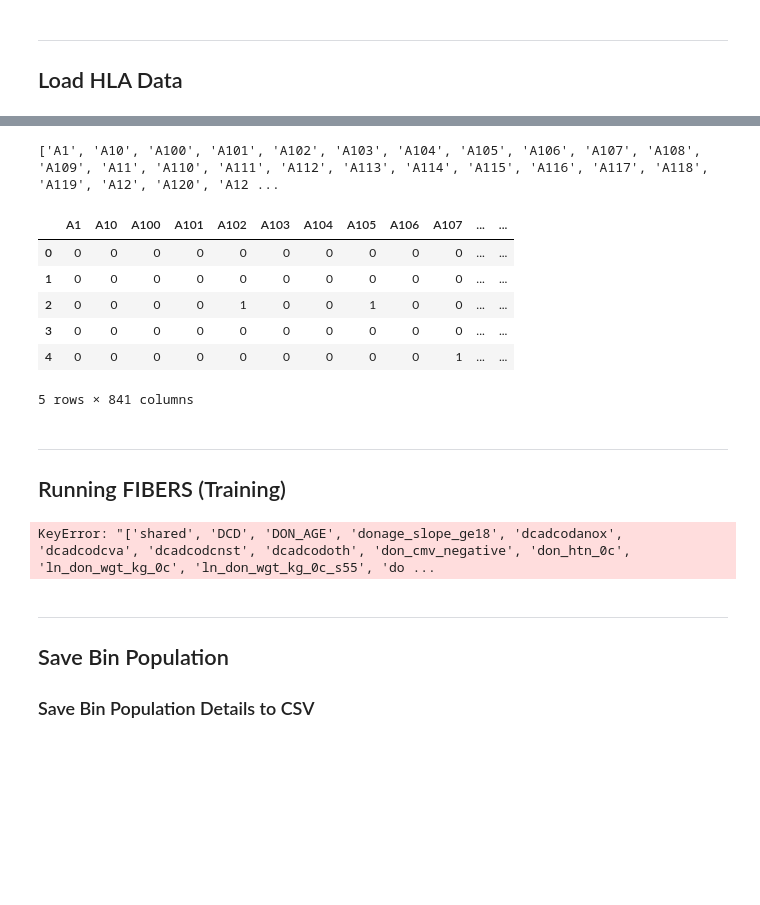
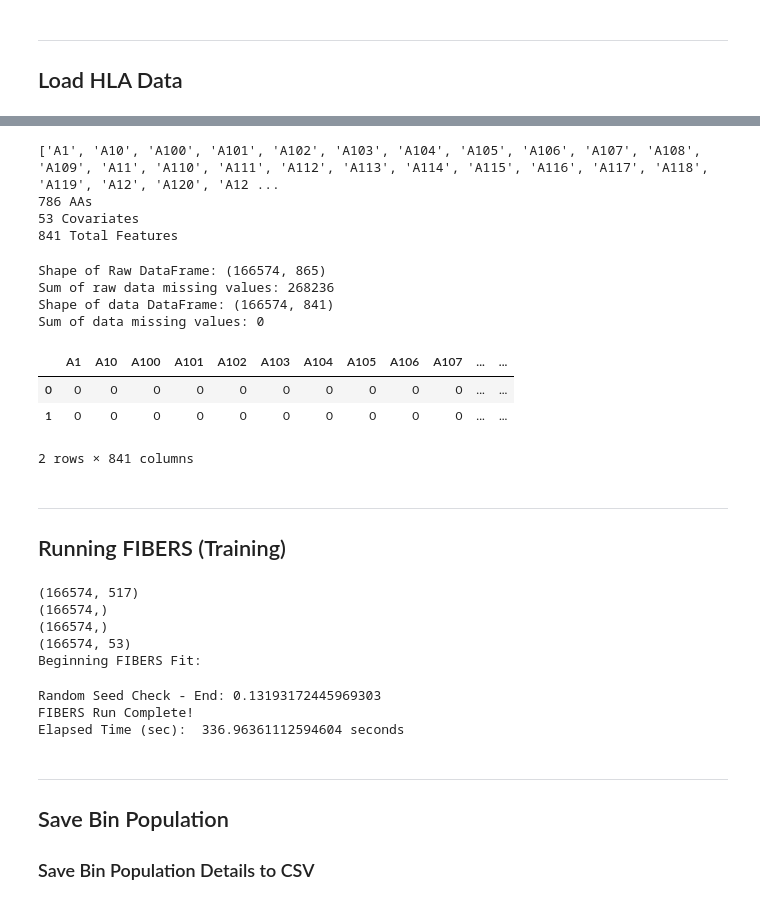
Before and after one commit to UrbsLab/scikit-FIBERS, a Jupyter notebook: FIBERS_HLA_1_Notebook.ipynb, the cells around one changed output, grey strips where cells are left out. Cells and saved outputs as stored; diff of their text form; code cells hidden in the pictures; blank space fills up the shorter version.

```diff
--- a/FIBERS_HLA_1_Notebook.ipynb
+++ b/FIBERS_HLA_1_Notebook.ipynb
@@ -31,8 +31,8 @@ else:
 # %%
 data_path = 'C:/Users/ryanu/Desktop/HLA/Imp1/Imp1.csv'
 data_name = 'Imp1'
-data = pd.read_csv(data_path)
-data.head(5)
+data = pd.read_csv(data_path,low_memory=False)
+data.head(2)
 # %% [output]
 |  | PX_ID | ORG_TY | DON_TY | DON_AGE | CAN_GENDER | CAN_RACE | CAN_ABO | REC_TX_ORG_TY | REC_AGE_AT_TX | ... |
 | 0 | -1903455 | KI: Kidney | C | 47 | F | 8: White | O: O | KI: Kidney | 35-49 | ... |
@@ -44 +41,4 @@ data.head(5)
 # %%
+outcome_label = "graftyrs"
+censor_label = "grf_fail"
+
@@ -46,33 +46,43 @@ amino_acids = ['A1', 'A10', 'A100', 'A101', 'A102', 'A103', 'A104', 'A105', 'A10
 
-covariates = ['shared', 'DCD', 'DON_AGE', 'donage_slope_ge18', 'dcadcodanox',
-              'dcadcodcva', 'dcadcodcnst', 'dcadcodoth', 'don_cmv_negative',
-              'don_htn_0c', 'ln_don_wgt_kg_0c', 'ln_don_wgt_kg_0c_s55',
-              'don_ecd', 'age_ecd', 'yearslice', 'REC_AGE_AT_TX',
-              'rec_age_spline_35', 'rec_age_spline_50', 'rec_age_spline_65',
-              'diab_noted', 'age_diab', 'dm_can_age_spline_50',
-              'can_dgn_htn_ndm', 'can_dgn_pk_ndm', 'can_dgn_gd_ndm',
-              'rec_prev_ki_tx', 'rec_prev_ki_tx_dm', 'rbmi_0c', 'rbmi_miss',
-              'rbmi_gt_20', 'rbmi_DM', 'rbmi_gt_20_DM', 'ln_c_hd_m',
-              'ln_c_hd_0c', 'ln_c_hd_m_ptx', 'PKPRA_MS', 'PKPRA_1080',
-              'PKPRA_GE80', 'hispanic', 'CAN_RACE_BLACK', 'CAN_RACE_asian',
-              'CAN_RACE_WHITE', 'mm0', 'mmDR0', 'mmDR1', 'mmA0', 'mmA1',
+covariates = ['shared', 'DCD', 'DON_AGE', 'donage_slope_ge18', 'dcadcodanox', 'dcadcodcva', 'dcadcodcnst', 'dcadcodoth', 'don_cmv_negative',
+              'don_htn_0c', 'ln_don_wgt_kg_0c', 'ln_don_wgt_kg_0c_s55', 'don_ecd', 'age_ecd', 'yearslice', 'REC_AGE_AT_TX',
+              'rec_age_spline_35', 'rec_age_spline_50', 'rec_age_spline_65', 'diab_noted', 'age_diab', 'dm_can_age_spline_50',
+              'can_dgn_htn_ndm', 'can_dgn_pk_ndm', 'can_dgn_gd_ndm', 'rec_prev_ki_tx', 'rec_prev_ki_tx_dm', 'rbmi_0c', 'rbmi_miss',
+              'rbmi_gt_20', 'rbmi_DM', 'rbmi_gt_20_DM', 'ln_c_hd_m', 'ln_c_hd_0c', 'ln_c_hd_m_ptx', 'PKPRA_MS', 'PKPRA_1080',
+              'PKPRA_GE80', 'hispanic', 'CAN_RACE_BLACK', 'CAN_RACE_asian', 'CAN_RACE_WHITE', 'mm0', 'mmDR0', 'mmDR1', 'mmA0', 'mmA1',
               'mmB0', 'mmB1', 'mmC0', 'mmC1', 'mmDQ0', 'mmDQ1']
 
-features = amino_acids + covariates + ["grf_fail",] + ["graftyrs",]
+features = amino_acids + covariates + [outcome_label] + [censor_label]
 print(features)
+print(str(len(amino_acids))+" AAs")
+print(str(len(covariates))+ " Covariates")
+print(str(len(features))+ " Total Features")
 # %% [output]
 ['A1', 'A10', 'A100', 'A101', 'A102', 'A103', 'A104', 'A105', 'A106', 'A107', 'A108', 'A109', 'A11', 'A110', 'A111', 'A112', 'A113', 'A114', 'A115', 'A116', 'A117', 'A118', 'A119', 'A12', 'A120', 'A12 ...
+786 AAs
+53 Covariates
+841 Total Features
 # %%
+print("Shape of Raw DataFrame:", data.shape)
+
+missing_sum = data.isna().sum().sum()
+print("Sum of raw data missing values:", missing_sum)
+
 data = data[features]
-data.head(5)
+print("Shape of data DataFrame:", data.shape)
+missing_sum = data.isna().sum().sum()
+print("Sum of data missing values:", missing_sum)
+
+data.head(2)
 # %% [output]
+Shape of Raw DataFrame: (166574, 865)
+Sum of raw data missing values: 268236
+Shape of data DataFrame: (166574, 841)
+Sum of data missing values: 0
 |  | A1 | A10 | A100 | A101 | A102 | A103 | A104 | A105 | A106 | A107 | ... | ... |
 | 0 | 0 | 0 | 0 | 0 | 0 | 0 | 0 | 0 | 0 | 0 | ... | ... |
 | 1 | 0 | 0 | 0 | 0 | 0 | 0 | 0 | 0 | 0 | 0 | ... | ... |
-| 2 | 0 | 0 | 0 | 0 | 1 | 0 | 0 | 1 | 0 | 0 | ... | ... |
-| 3 | 0 | 0 | 0 | 0 | 0 | 0 | 0 | 0 | 0 | 0 | ... | ... |
-| 4 | 0 | 0 | 0 | 0 | 0 | 0 | 0 | 0 | 0 | 1 | ... | ... |
-5 rows × 841 columns
+2 rows × 841 columns
 # %% [markdown]
 ***
 ## Running FIBERS (Training)
@@ -84,7 +94,14 @@ fibers = FIBERS(outcome_label="graftyrs", outcome_type="survival", iterations=50
 
 fibers = fibers.fit(data)
 # %% [output]
-KeyError: "['shared', 'DCD', 'DON_AGE', 'donage_slope_ge18', 'dcadcodanox', 'dcadcodcva', 'dcadcodcnst', 'dcadcodoth', 'don_cmv_negative', 'don_htn_0c', 'ln_don_wgt_kg_0c', 'ln_don_wgt_kg_0c_s55', 'do ...
+(166574, 517)
+(166574,)
+(166574,)
+(166574, 53)
+Beginning FIBERS Fit:
+Random Seed Check - End: 0.13193172445969303
+FIBERS Run Complete!
+Elapsed Time (sec):  336.96361112594604 seconds
 # %% [markdown]
 ***
 ## Save Bin Population
```
Also changed, not shown: parts of 12 cells of this notebook, 3 other files.
